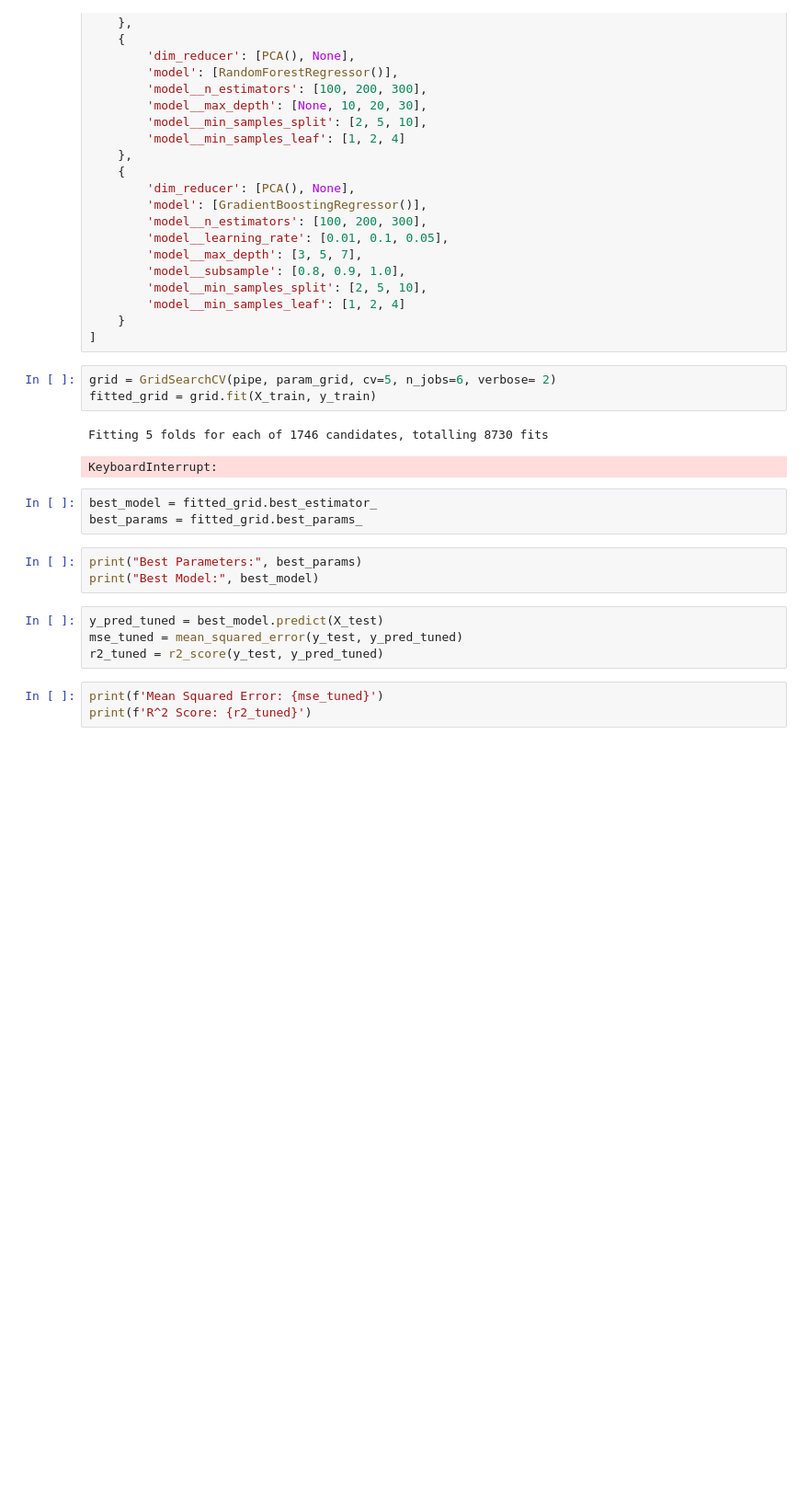
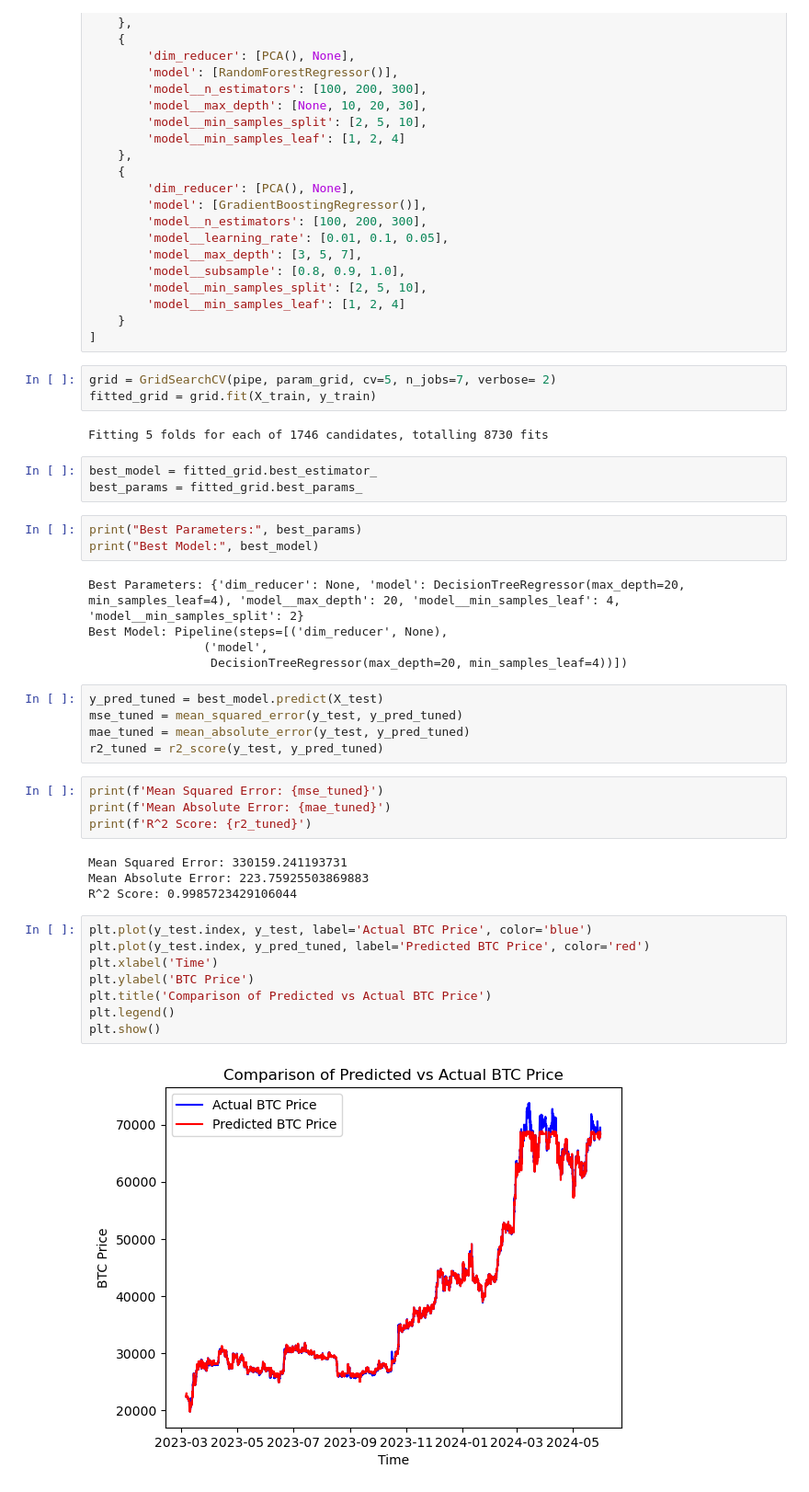
Before and after one commit to AjaydeepSamra/Capstone-demo, a Jupyter notebook: notebooks/04-modelling.ipynb, the cells around one changed output. Shown at 92% size. Cells and saved outputs as stored; diff of their text form; blank space fills up the shorter version.

Commit message:
Used Grid search to find the best model, Saved the best model to the models folder.

```diff
--- a/notebooks/04-modelling.ipynb
+++ b/notebooks/04-modelling.ipynb
@@ -190,21 +190,41 @@ param_grid = [
     }
 ]
 # %%
-grid = GridSearchCV(pipe, param_grid, cv=5, n_jobs=6, verbose= 2)
+grid = GridSearchCV(pipe, param_grid, cv=5, n_jobs=7, verbose= 2)
 fitted_grid = grid.fit(X_train, y_train)
 # %% [output]
 Fitting 5 folds for each of 1746 candidates, totalling 8730 fits
-KeyboardInterrupt:
 # %%
 best_model = fitted_grid.best_estimator_
 best_params = fitted_grid.best_params_
 # %%
 print("Best Parameters:", best_params)
 print("Best Model:", best_model)
+# %% [output]
+Best Parameters: {'dim_reducer': None, 'model': DecisionTreeRegressor(max_depth=20, min_samples_leaf=4), 'model__max_depth': 20, 'model__min_samples_leaf': 4, 'model__min_samples_split': 2}
+Best Model: Pipeline(steps=[('dim_reducer', None),
+                ('model',
+                 DecisionTreeRegressor(max_depth=20, min_samples_leaf=4))])
 # %%
 y_pred_tuned = best_model.predict(X_test)
 mse_tuned = mean_squared_error(y_test, y_pred_tuned)
+mae_tuned = mean_absolute_error(y_test, y_pred_tuned)
 r2_tuned = r2_score(y_test, y_pred_tuned)
 # %%
 print(f'Mean Squared Error: {mse_tuned}')
+print(f'Mean Absolute Error: {mae_tuned}')
 print(f'R^2 Score: {r2_tuned}')
+# %% [output]
+Mean Squared Error: 330159.241193731
+Mean Absolute Error: 223.75925503869883
+R^2 Score: 0.9985723429106044
+# %%
+plt.plot(y_test.index, y_test, label='Actual BTC Price', color='blue')
+plt.plot(y_test.index, y_pred_tuned, label='Predicted BTC Price', color='red')
+plt.xlabel('Time')
+plt.ylabel('BTC Price')
+plt.title('Comparison of Predicted vs Actual BTC Price')
+plt.legend()
+plt.show()
+# %% [output]
+[figure, added]
```
Also changed, not shown: parts of 4 cells of this notebook, 2 other files.
